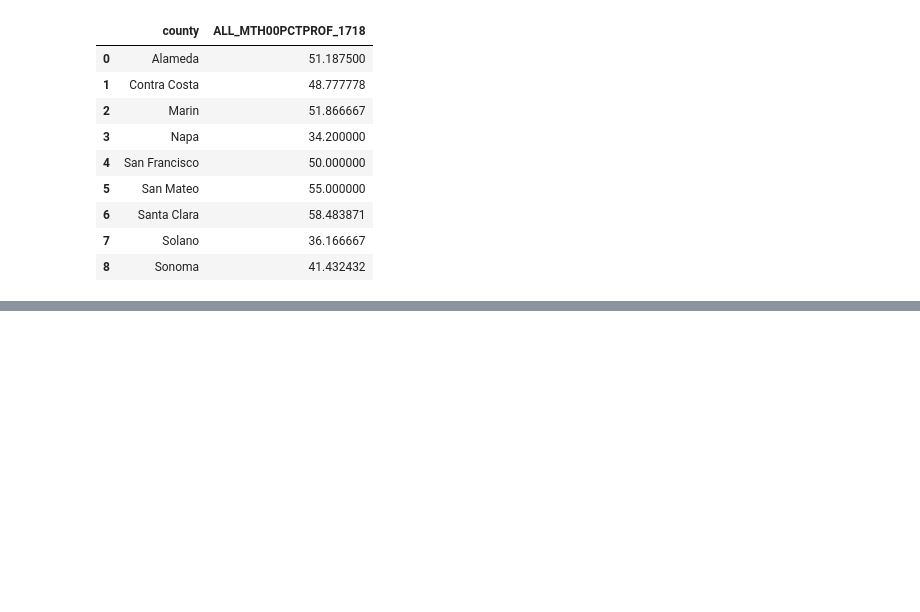
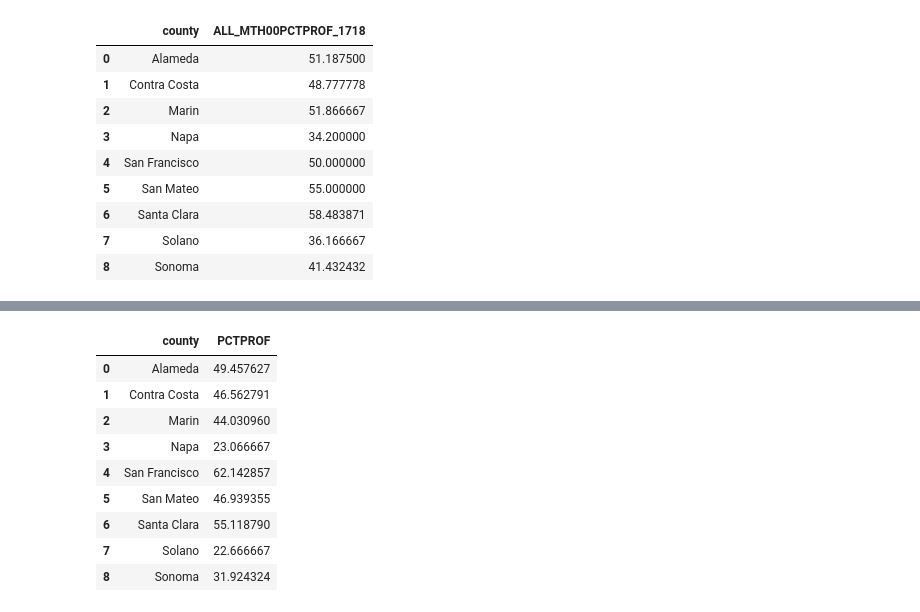
Before and after one commit to meganajoseph/HealthAndSuccess, a Jupyter notebook: Health_and_Academic_Success.ipynb, the cells around one changed output, grey strips where cells are left out. Drawn from its saved outputs; the diff is of its cells as text; code cells hidden in the pictures; blank space fills up the shorter version.

```diff
--- a/Health_and_Academic_Success.ipynb
+++ b/Health_and_Academic_Success.ipynb
@@ -747,0 +790,13 @@ bay_math_17_18.groupby('county', as_index=False).mean('ALL_MTH00PCTPROF_1718')[[
+# %%
+bay_math_20_21
+# %% [output]
+|  | county | PCTPROF |
+| 0 | Alameda | 49.457627 |
+| 1 | Contra Costa | 46.562791 |
+| 2 | Marin | 44.030960 |
+| 3 | Napa | 23.066667 |
+| 4 | San Francisco | 62.142857 |
+| 5 | San Mateo | 46.939355 |
+| 6 | Santa Clara | 55.118790 |
+| 7 | Solano | 22.666667 |
+| 8 | Sonoma | 31.924324 |
```
Also changed, not shown: parts of 12 cells of this notebook.
